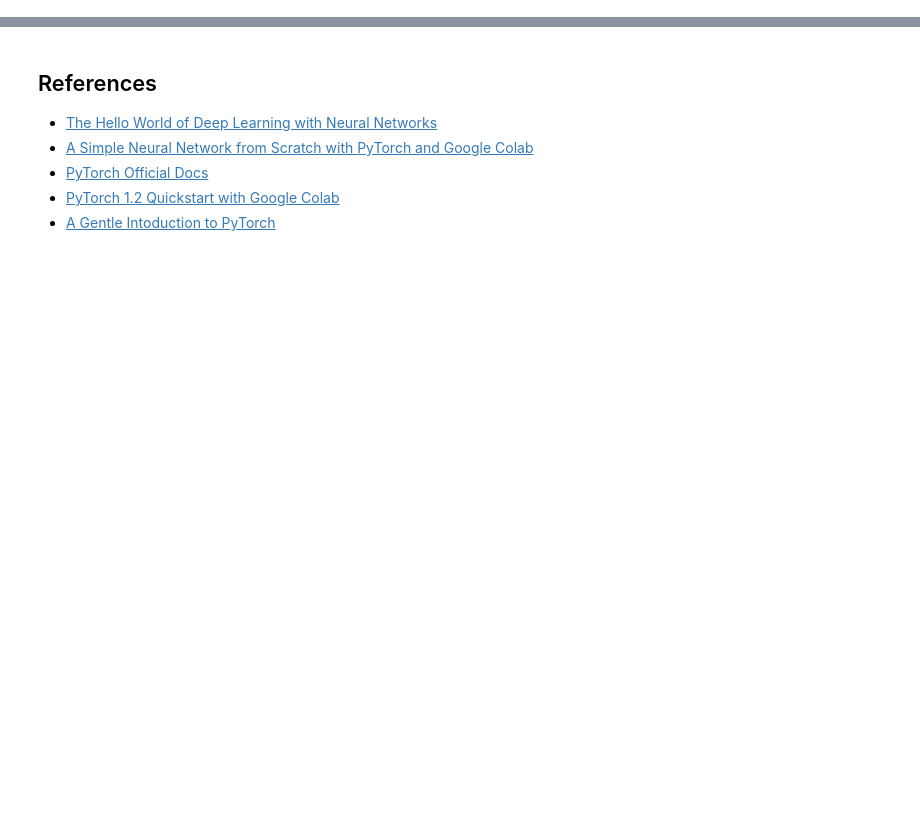
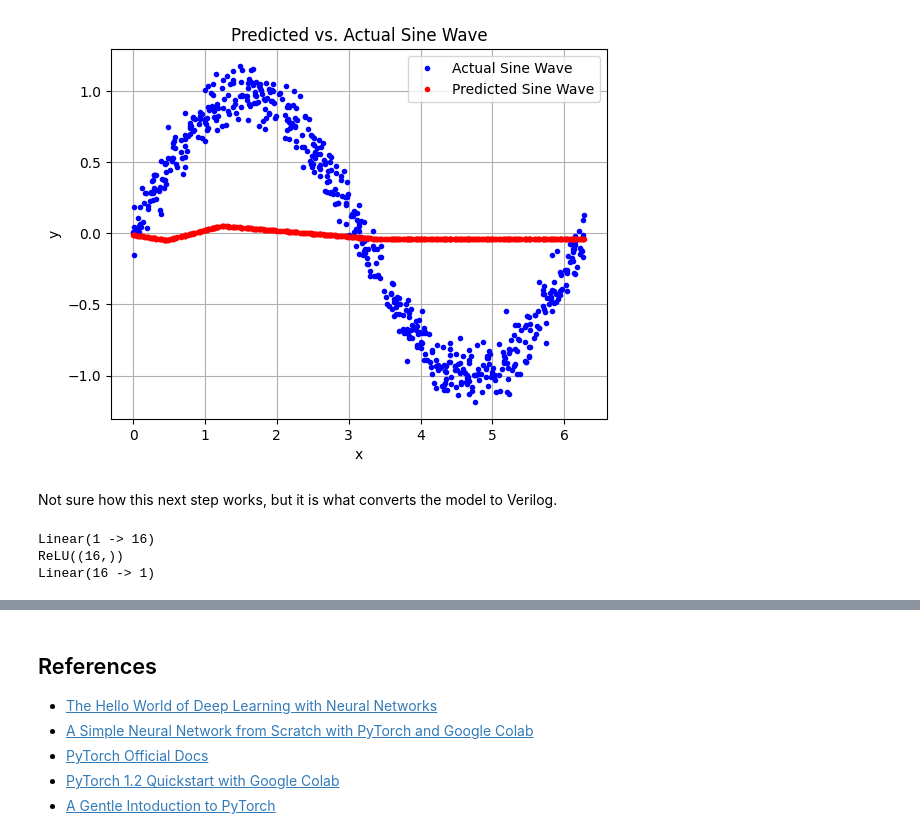
Before and after one commit to efabless/tt_ml_test, a Jupyter notebook: Pytorch_test.ipynb, the cells around one changed output, grey strips where cells are left out. Saved outputs shown, nothing was run; the diff lists cells and outputs as text; code cells hidden in the pictures; blank space fills up the shorter version.

```diff
--- a/Pytorch_test.ipynb
+++ b/Pytorch_test.ipynb
@@ -175,0 +150,42 @@ Congratulations! In this tutorial you learned how to train a simple neural netwo
+# %%
+# Training loop (modify epochs and batch size as needed)
+for epoch in range(100):
+  for i in range(0, len(x_train), 30):  # Loop through data in batches of 30
+    # Get a batch of data
+    inputs = x_train[i:i+30]
+    labels = y_train[i:i+30]
+
+    # Clear gradients
+    optimizer.zero_grad()
+
+    # Forward pass
+    outputs = model(inputs)
+
+    # Calculate loss
+    loss = criterion(outputs, labels)
+
+    # Backward pass and optimize
+    loss.backward()
+    optimizer.step()
+
+# After training, predict on entire training data
+predicted_y = model(x_train)
+# %%
+# Prepare data for plotting
+x_train_np = x_train.squeeze().numpy()  # Convert tensor to numpy array for plotting
+y_train_np = y_train.squeeze().numpy()
+predicted_y_np = predicted_y.squeeze().detach().numpy()
+
+# Plotting
+plt.plot(x_train_np, y_train_np, '.b', label='Actual Sine Wave')
+plt.plot(x_train_np, predicted_y_np, '.r', label='Predicted Sine Wave')
+plt.xlabel('x')
+plt.ylabel('y')
+plt.legend()
+plt.title('Predicted vs. Actual Sine Wave')
+plt.grid(True)
+plt.show()
+# %% [output]
+[figure, added]
+# %% [markdown]
+Not sure how this next step works, but it is what converts the model to Verilog.
@@ -175,0 +196,7 @@ Congratulations! In this tutorial you learned how to train a simple neural netwo
+# %%
+print(model_converter)
+verilog = model_converter.emit()
+# %% [output]
+Linear(1 -> 16)
+ReLU((16,))
+Linear(16 -> 1)
```
Also changed, not shown: parts of 40 cells of this notebook.
